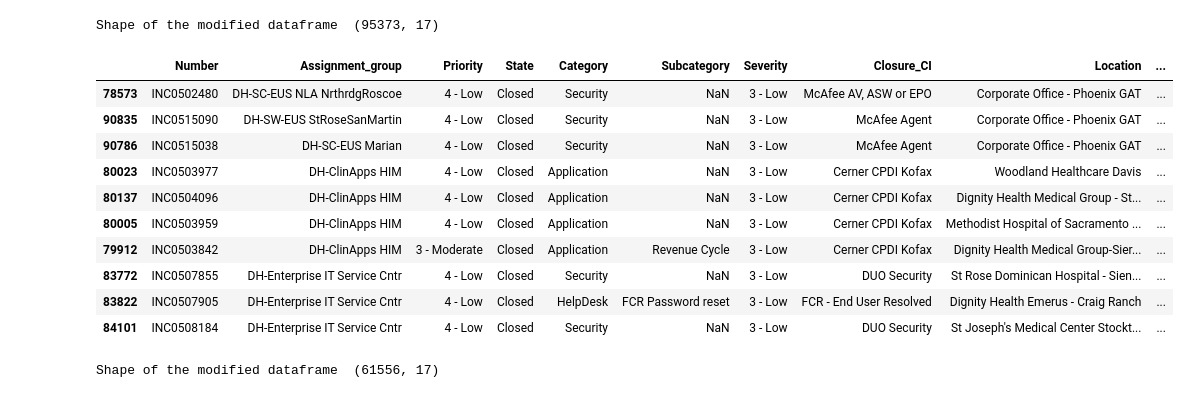
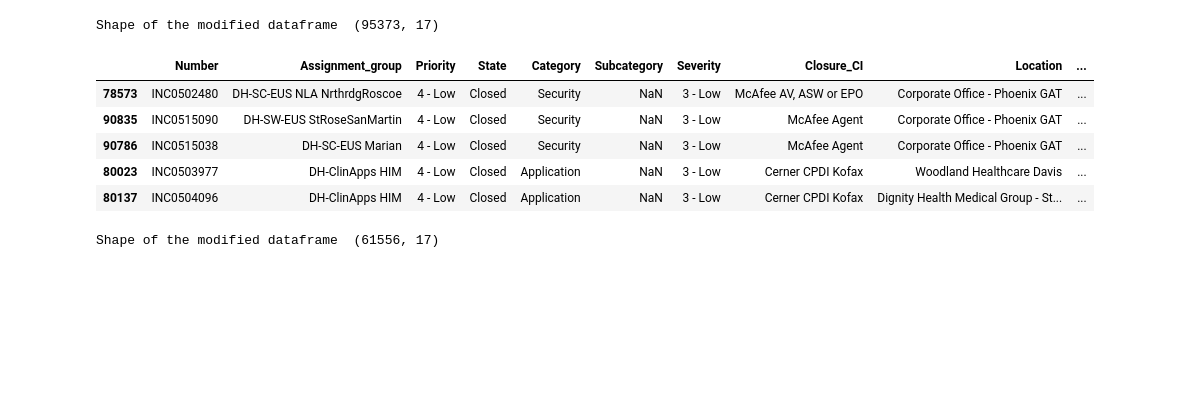
Before and after one commit to devkripa/snow, a Jupyter notebook: Proactive Problem Mgmt.ipynb, the cells around one changed output. Drawn from its saved outputs; the diff is of its cells as text; code cells hidden in the pictures; blank space fills up the shorter version.

```diff
--- a/Proactive Problem Mgmt.ipynb
+++ b/Proactive Problem Mgmt.ipynb
@@ -75,19 +75,14 @@ print('Shape of the modified dataframe ', df.shape)
 Shape of the modified dataframe  (95373, 17)
 # %%
 # check for duplicate data
-df[df['Short_description'].duplicated(keep = False)].sort_values('Short_description').head(10)
+df[df['Short_description'].duplicated(keep = False)].sort_values('Short_description').head(5)
 # %% [output]
 |  | Number | Assignment_group | Priority | State | Category | Subcategory | Severity | Closure_CI | Location | ... |
 | 78573 | INC0502480 | DH-SC-EUS NLA NrthrdgRoscoe | 4 - Low | Closed | Security | NaN | 3 - Low | McAfee AV, ASW or EPO | Corporate Office - Phoenix GAT | ... |
 | 90835 | INC0515090 | DH-SW-EUS StRoseSanMartin | 4 - Low | Closed | Security | NaN | 3 - Low | McAfee Agent | Corporate Office - Phoenix GAT | ... |
 | 90786 | INC0515038 | DH-SC-EUS Marian | 4 - Low | Closed | Security | NaN | 3 - Low | McAfee Agent | Corporate Office - Phoenix GAT | ... |
 | 80023 | INC0503977 | DH-ClinApps HIM | 4 - Low | Closed | Application | NaN | 3 - Low | Cerner CPDI Kofax | Woodland Healthcare Davis | ... |
 | 80137 | INC0504096 | DH-ClinApps HIM | 4 - Low | Closed | Application | NaN | 3 - Low | Cerner CPDI Kofax | Dignity Health Medical Group - St... | ... |
-| 80005 | INC0503959 | DH-ClinApps HIM | 4 - Low | Closed | Application | NaN | 3 - Low | Cerner CPDI Kofax | Methodist Hospital of Sacramento ... | ... |
-| 79912 | INC0503842 | DH-ClinApps HIM | 3 - Moderate | Closed | Application | Revenue Cycle | 3 - Low | Cerner CPDI Kofax | Dignity Health Medical Group-Sier... | ... |
-| 83772 | INC0507855 | DH-Enterprise IT Service Cntr | 4 - Low | Closed | Security | NaN | 3 - Low | DUO Security | St Rose Dominican Hospital - Sien... | ... |
-| 83822 | INC0507905 | DH-Enterprise IT Service Cntr | 4 - Low | Closed | HelpDesk | FCR Password reset | 3 - Low | FCR - End User Resolved | Dignity Health Emerus - Craig Ranch | ... |
-| 84101 | INC0508184 | DH-Enterprise IT Service Cntr | 4 - Low | Closed | Security | NaN | 3 - Low | DUO Security | St Joseph's Medical Center Stockt... | ... |
 # %%
 # remove duplicates, we will still retain 1 row for analysis
 df = df.drop_duplicates('Short_description')
```
Also changed, not shown: parts of 12 cells of this notebook.
